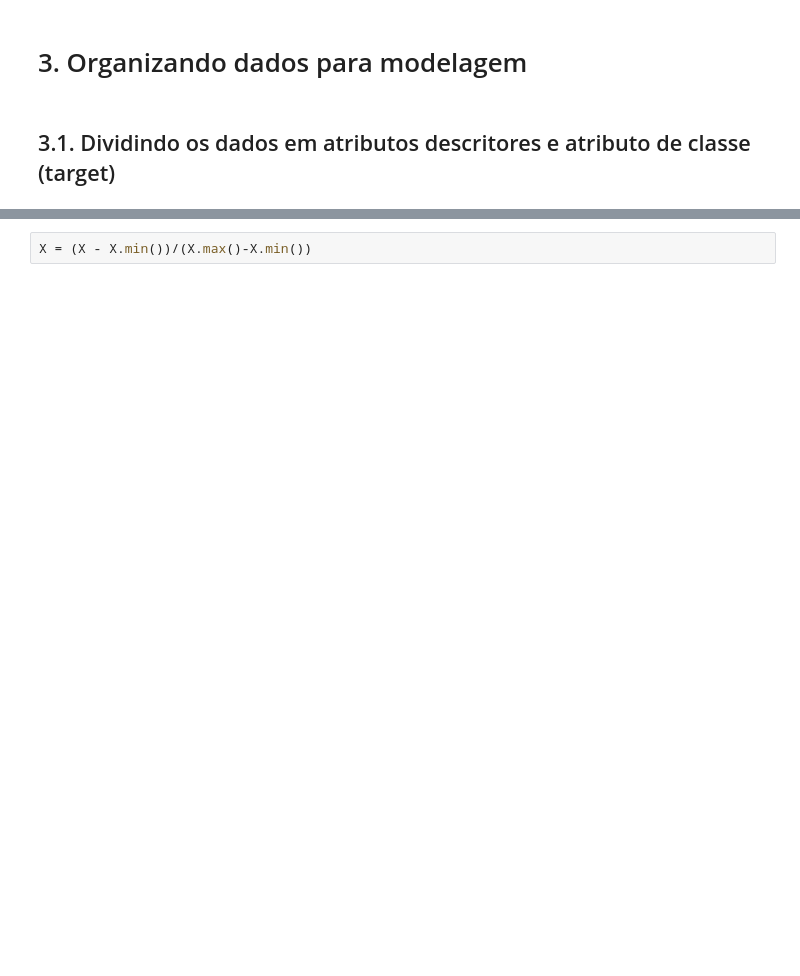
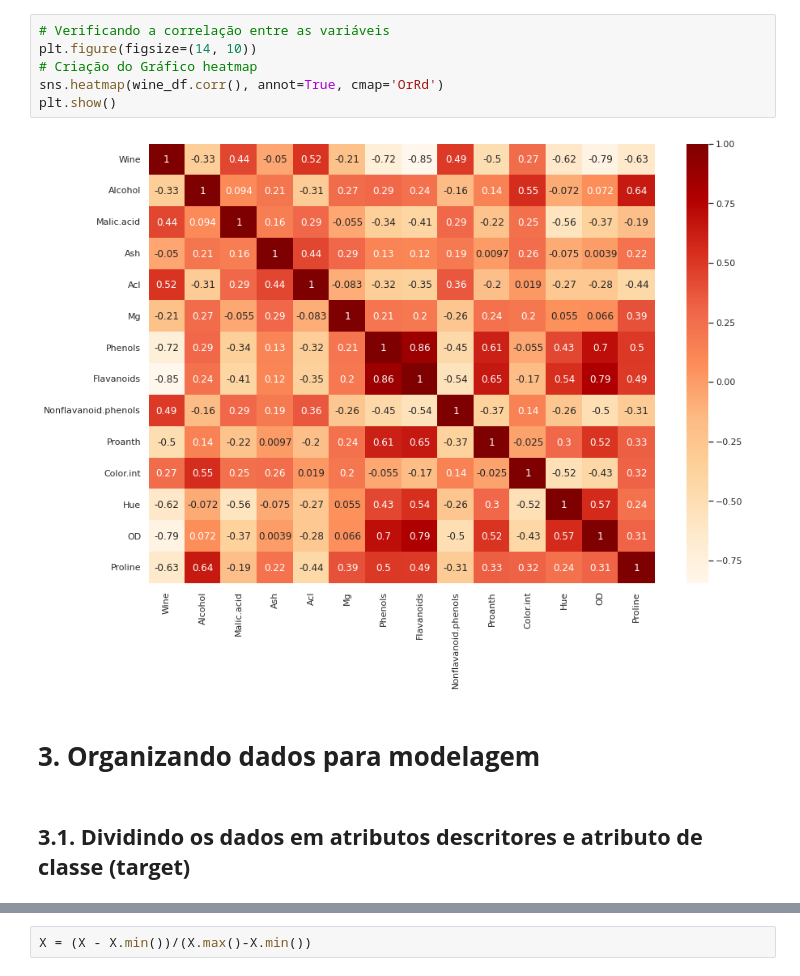
Before and after one commit to eu-joao/data-science, a Jupyter notebook: Classificação de vinho/notebook colab/Classificação de vinho.ipynb, the cells around one changed output, grey strips where cells are left out. Saved outputs shown, nothing was run; the diff lists cells and outputs as text; blank space fills up the shorter version.

```diff
--- a/Classificação de vinho/notebook colab/Classificação de vinho.ipynb
+++ b/Classificação de vinho/notebook colab/Classificação de vinho.ipynb
@@ -23,5 +103,13 @@ dataset.head()
+# %%
+# Verificando a correlação entre as variáveis
+plt.figure(figsize=(14, 10))
+# Criação do Gráfico heatmap
+sns.heatmap(wine_df.corr(), annot=True, cmap='OrRd')
+plt.show()
+# %% [output]
+[figure, added]
 # %% [markdown]
-# 3. Organizando dados para modelagem
+# **3. Organizando dados para modelagem**
 # %% [markdown]
-## 3.1. Dividindo os dados em atributos descritores e atributo de classe (target)
+## **3.1. Dividindo os dados em atributos descritores e atributo de classe (target)**
 # %%
```
Also changed, not shown: parts of 34 cells of this notebook.
